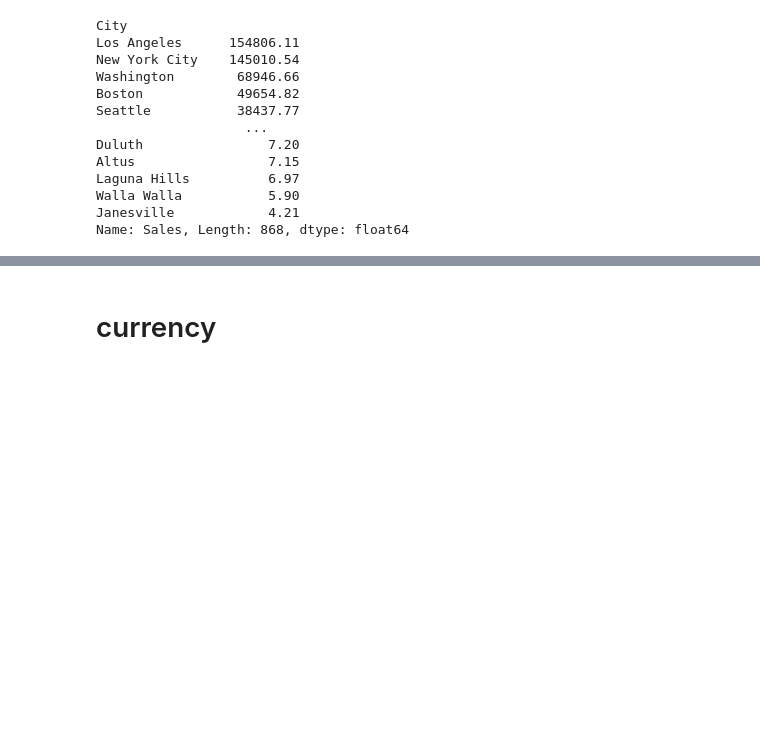
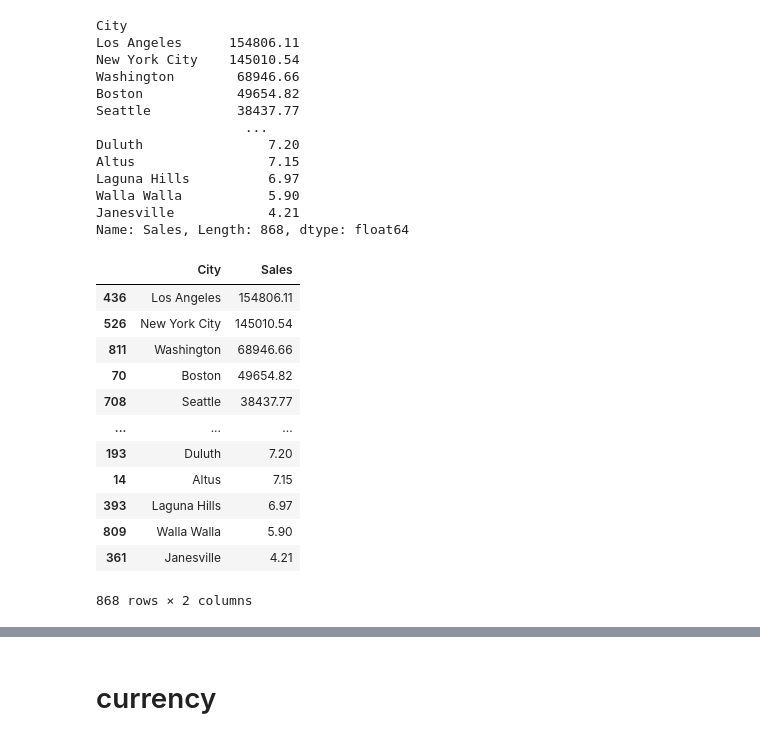
Before and after one commit to thebenimou/currencies_app, a Jupyter notebook: explore.ipynb, the cells around one changed output, grey strips where cells are left out. Saved outputs shown, nothing was run; the diff lists cells and outputs as text; code cells hidden in the pictures; blank space fills up the shorter version.

```diff
--- a/explore.ipynb
+++ b/explore.ipynb
@@ -88,6 +105,24 @@ Laguna Hills          6.97
 Walla Walla           5.90
 Janesville            4.21
 Name: Sales, Length: 868, dtype: float64
+# %%
+top_locations = superstore2.groupby("City")['Sales'].agg('sum').reset_index().sort_values("Sales",ascending=False)
+
+top_locations
+# %% [output]
+|  | City | Sales |
+| 436 | Los Angeles | 154806.11 |
+| 526 | New York City | 145010.54 |
+| 811 | Washington | 68946.66 |
+| 70 | Boston | 49654.82 |
+| 708 | Seattle | 38437.77 |
+| ... | ... | ... |
+| 193 | Duluth | 7.20 |
+| 14 | Altus | 7.15 |
+| 393 | Laguna Hills | 6.97 |
+| 809 | Walla Walla | 5.90 |
+| 361 | Janesville | 4.21 |
+868 rows × 2 columns
 # %%
 fig = px.scatter_mapbox(superstore2, lat="Latitude", lon="Longitude", hover_name="City",zoom=3,  center = {"lat": 37.0902, "lon": -95.7129})
 fig.update_layout(mapbox_style="open-street-map")
```
Also changed, not shown: parts of 6 cells of this notebook, 3 other files.
